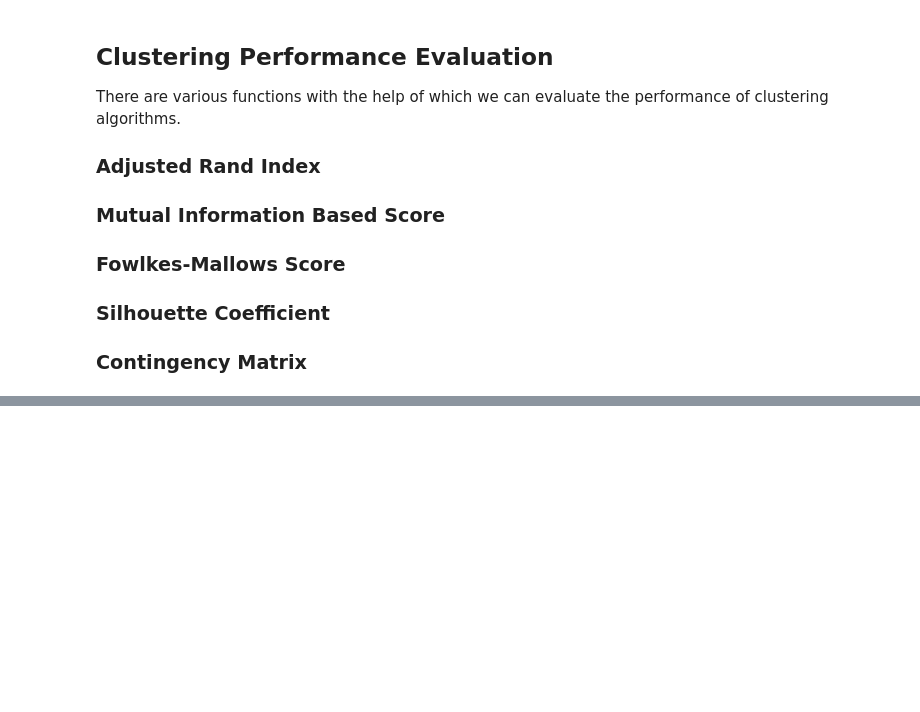
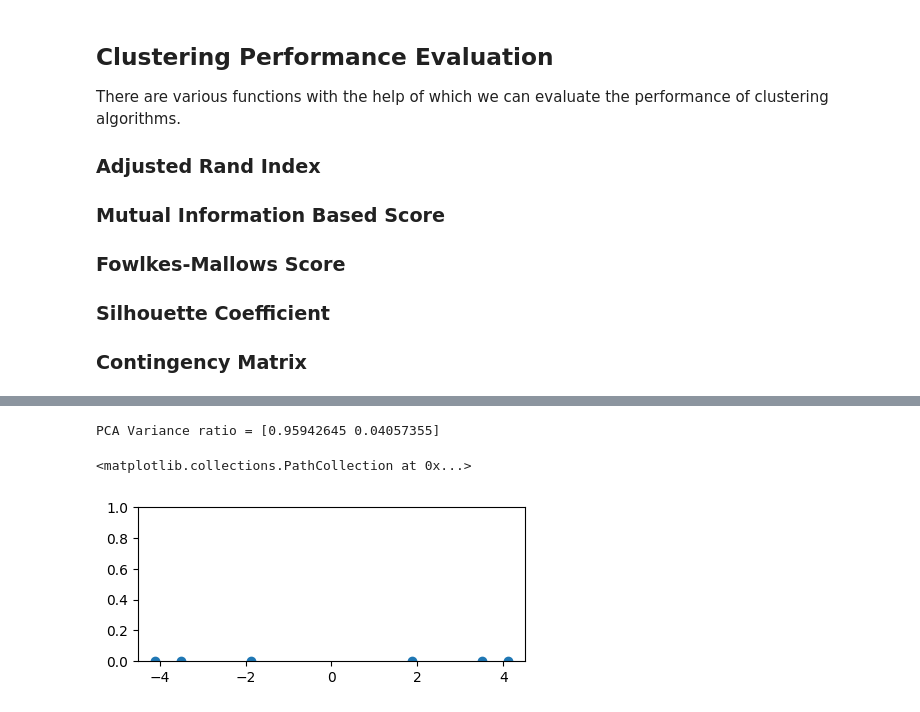
Before and after one commit to atoraby/scikit-learn, a Jupyter notebook: sklearn.ipynb, the cells around one changed output, grey strips where cells are left out. Cells and saved outputs as stored; diff of their text form; code cells hidden in the pictures; blank space fills up the shorter version.

```diff
--- a/sklearn.ipynb
+++ b/sklearn.ipynb
@@ -892,0 +936,13 @@ There are various functions with the help of which we can evaluate the performan
+# %%
+from sklearn.decomposition import PCA
+pca = PCA(n_components=2)
+pca.fit(X)
+print("PCA Variance ratio = {}".format(pca.explained_variance_ratio_))
+transformed = pca.transform(X)
+fig, axes = plt.subplots(1,1,figsize=(5,2))
+axes.set_ylim([0,+1])
+axes.scatter(transformed[:,0] , [0,0,0,0,0,0])
+# %% [output]
+PCA Variance ratio = [0.95942645 0.04057355]
+<matplotlib.collections.PathCollection at 0x...>
+[figure, added]
```
Also changed, not shown: parts of 10 cells of this notebook.
